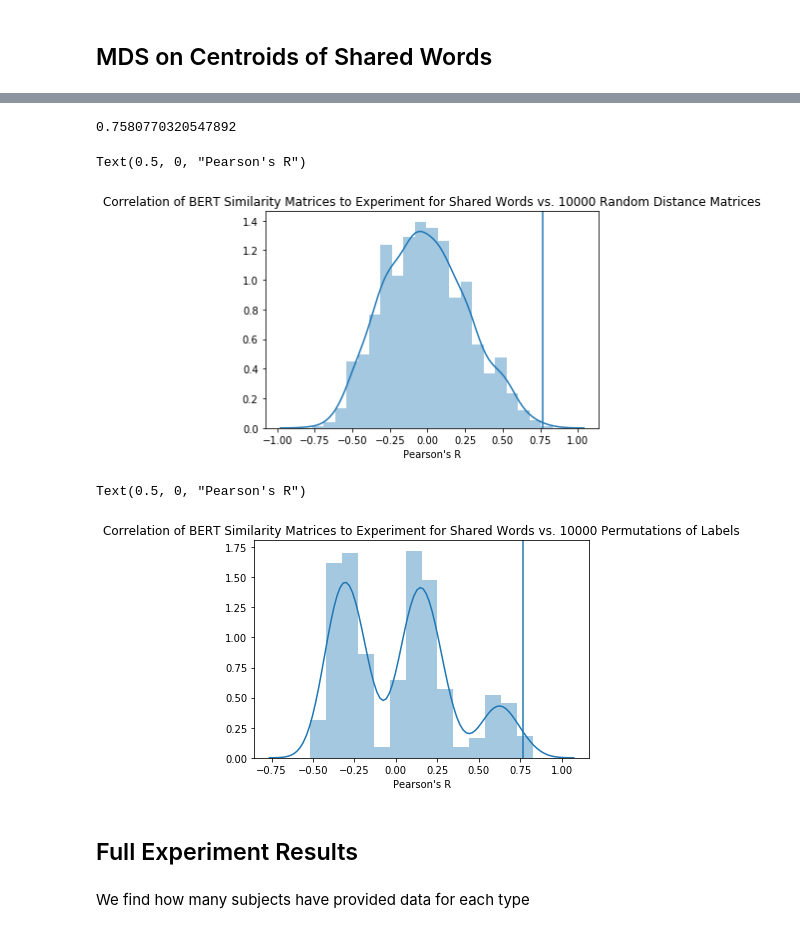
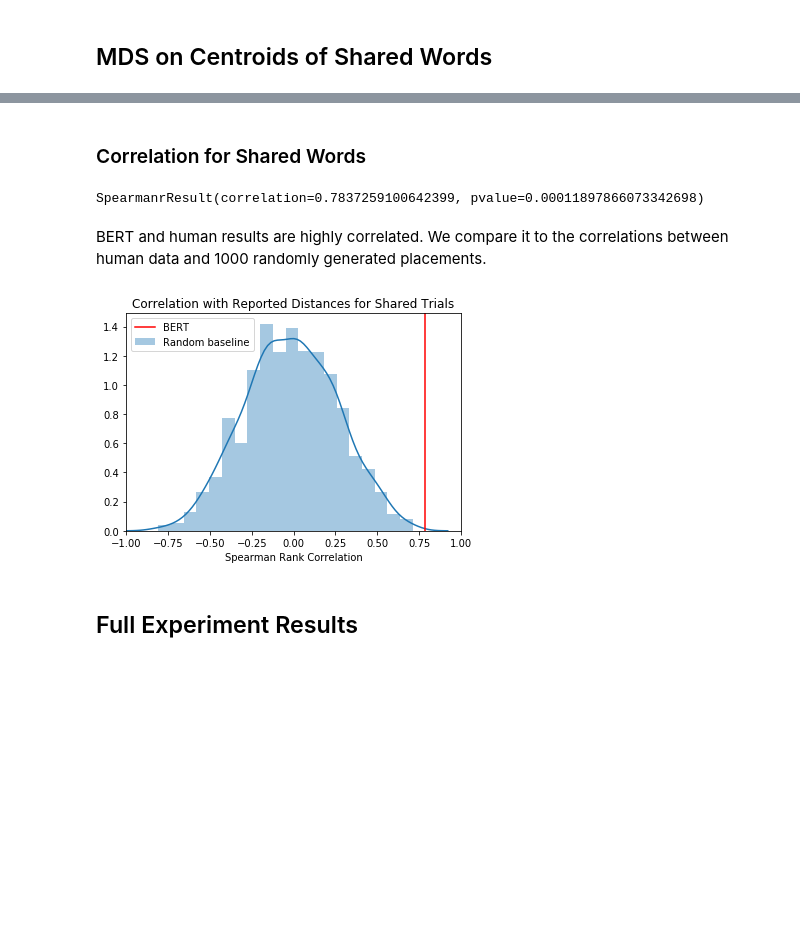
Before and after one commit to sathvikn/bert-wordsense, a Jupyter notebook: codebase/notebooks/bert-centroids.ipynb, the cells around one changed output, grey strips where cells are left out. Saved outputs shown, nothing was run; the diff lists cells and outputs as text; code cells hidden in the pictures; blank space fills up the shorter version.

```diff
--- a/codebase/notebooks/bert-centroids.ipynb
+++ b/codebase/notebooks/bert-centroids.ipynb
@@ -27,0 +56,26 @@ for w in shared_words:
+# %%
+distances = []
+for l in sense_pairs['word_type'].unique(): #Iterating over types
+    word, pos = l.split('_')
+    #Loading data & declaring vars
+    word_data = semcor_bert_pipeline.load_data(word, pos, 'semcor')
+    word_dists = np.array([])
+    max_dist = 0 #We keep track of this to normalize at the end
+    word_pairs = sense_pairs[sense_pairs['word_type'] == l]['item'] #Items for each type
+    sense_labels = np.array(word_data['sense_labels']) #
+    embeddings = np.array(word_data['embeddings'])
+    for p in word_pairs:
+        #Finding embeddings for each sense in the pair
+        s1 = p[0]
+        s2 = p[1]
+        s1_indices = np.argwhere(sense_labels == s1).flatten()
+        s2_indices = np.argwhere(sense_labels == s2).flatten()
+        s1_embeddings = embeddings[s1_indices]
+        s2_embeddings = embeddings[s2_indices]
+        #Computing centroids
+        dist = 1 - cs_centroids(s1_embeddings, s2_embeddings)
+        if dist > max_dist:
+            max_dist = dist
+        word_dists = np.append(word_dists, dist)
+    word_dists /= max_dist
+    distances += word_dists.tolist()
@@ -42,0 +141,2 @@ Spearman Rank correlations for BERT embeddings for shared words vs. human data.
+# %%
+incl_users = exclusion_criteria(corrs)
@@ -51,9 +155,10 @@ for w in shared_words:
     word, pos = w.split("_")
     bert_cs, sense_names = cosine_sim_mtx(word, pos, sel_senses = [fb_to_local(s) for s in get_senses(db, w)],
                                           use_masc = True)
+    matrices[w]['sense_pairs'] = [str(c) for c in list(itertools.combinations([fb_to_local(s) for s in get_senses(db, w)], 2))]
     bert_cs = normalize_cos_dist(bert_cs)
     matrices[w]['bert'] = bert_cs
-    #print(w, mtx_correlation([matrices[w]['bert']], [matrices[w]['expt']]))
+    print(w, mtx_correlation([matrices[w]['bert']], [matrices[w]['expt']], method = 'pearson'))
     fig = plt.figure(figsize = (10, 10))
     ax1 = plt.subplot(1, 2, 1)
     ax2 = plt.subplot(1, 2, 2)
@@ -70,2 +181,4 @@ for w in shared_words:
 [figure]
 [figure]
+# %% [markdown]
+### Correlation for Shared Words
@@ -72,33 +187,26 @@ for w in shared_words:
 # %%
 all_human_avg = [matrices[w]['expt'] for w in shared_words]
 all_bert_cs = [matrices[w]['bert'] for w in shared_words]
-bert_human_shared = mtx_correlation(all_human_avg, all_bert_cs, method = 'pearson')
+sense_pairs = flatten([matrices[w]['sense_pairs'] for w in shared_words])
+bert_human_shared, human, bert = mtx_correlation(all_human_avg, all_bert_cs, return_ut = True)
 bert_human_shared
 # %% [output]
-0.7580770320547892
+SpearmanrResult(correlation=0.7837259100642399, pvalue=0.00011897866073342698)
+# %% [markdown]
+BERT and human results are highly correlated. We compare it to the correlations between human data and 1000 randomly generated placements.
 # %%
 import seaborn as sns
 # %%
 random_vs_human = [mtx_correlation([create_random_symmetric_mtx() for i in range(len(shared_words))],
-                          all_human_avg, method = 'pearson') for i in range(1000)]
+                          all_human_avg)[0] for i in range(1000)]
 sns.distplot(random_vs_human)
-plt.axvline(bert_human_shared)
-plt.title("Correlation of BERT Similarity Matrices to Experiment for Shared Words vs. 10000 Random Distance Matrices")
-plt.xlabel("Pearson's R")
+plt.axvline(bert_human_shared[0], color = 'red')
+plt.title("Correlation with Reported Distances for Shared Trials")
+plt.xlim(-1, 1)
+plt.xlabel("Spearman Rank Correlation")
+plt.legend(["BERT", "Random baseline"])
+plt.savefig("../../results/figures/shared_random.png")
 # %% [output]
-Text(0.5, 0, "Pearson's R")
-[figure, old version]
+[figure, new version]
-# %%
-permuted_bert_entries = [mtx_correlation(all_bert_cs, all_human_avg,
-                                         method = 'pearson', randomize_m1_labels = True) for i in range(1000)]
-sns.distplot(permuted_bert_entries)
-plt.axvline(bert_human_shared)
-plt.title("Correlation of BERT Similarity Matrices to Experiment for Shared Words vs. 10000 Permutations of Labels")
-plt.xlabel("Pearson's R")
-# %% [output]
-Text(0.5, 0, "Pearson's R")
-[figure, removed]
 # %% [markdown]
 ## Full Experiment Results
-# %% [markdown]
-We find how many subjects have provided data for each type
```
Also changed, not shown: parts of 52 cells of this notebook.
